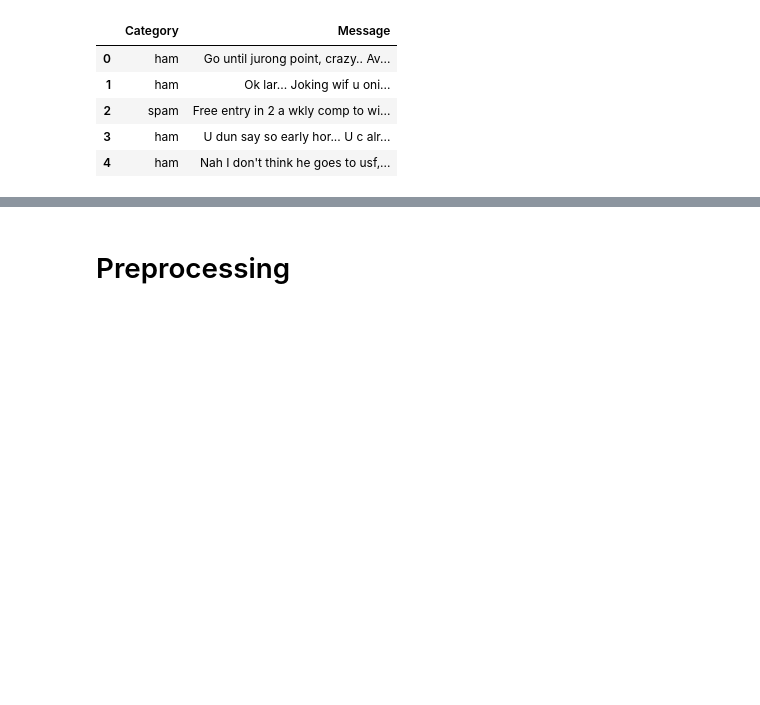
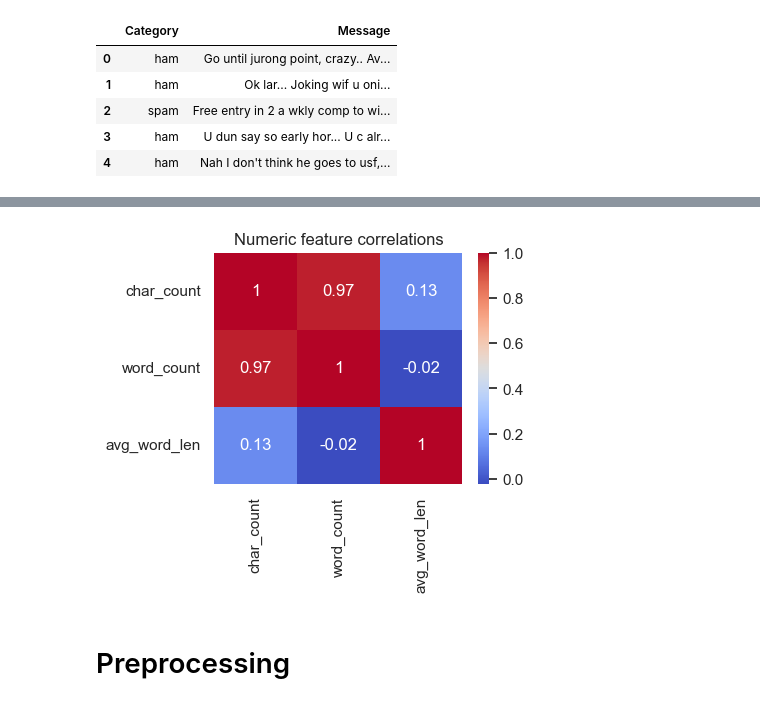
Before and after one commit to pearlispearl/NLP-Spam-email-detection, a Jupyter notebook: SpamEmailDetection.ipynb, the cells around one changed output, grey strips where cells are left out. Cells and saved outputs as stored; diff of their text form; code cells hidden in the pictures; blank space fills up the shorter version.

```diff
--- a/SpamEmailDetection.ipynb
+++ b/SpamEmailDetection.ipynb
@@ -38,3 +137,11 @@ df.head()
+# %%
+plt.figure(figsize=(4,3))
+sns.heatmap(df[['char_count','word_count','avg_word_len']].corr(), annot=True, cmap='coolwarm')
+plt.title('Numeric feature correlations')
+plt.show()
+df.to_csv('spam_with_features.csv', index=False)
+# %% [output]
+[figure, added]
 # %% [markdown]
 # Preprocessing
 # %%
```
Also changed, not shown: parts of 21 cells of this notebook, 42 other files.
